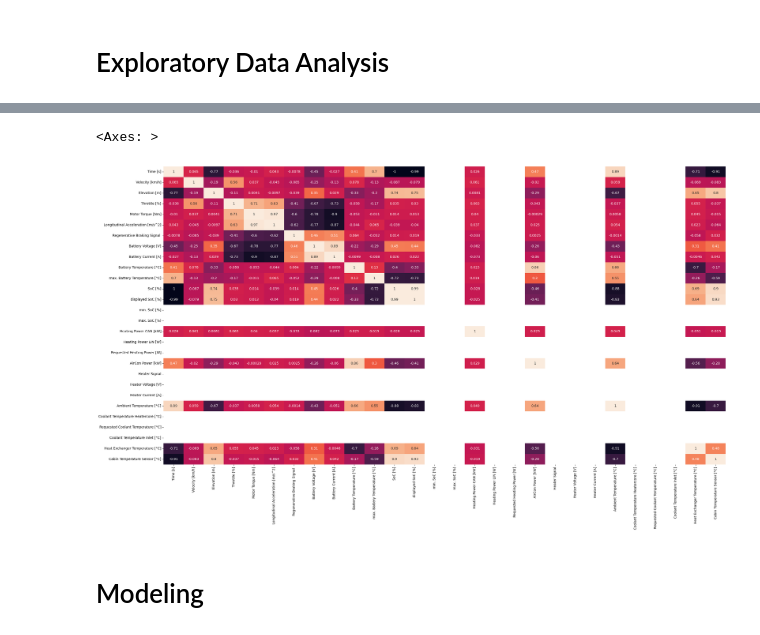
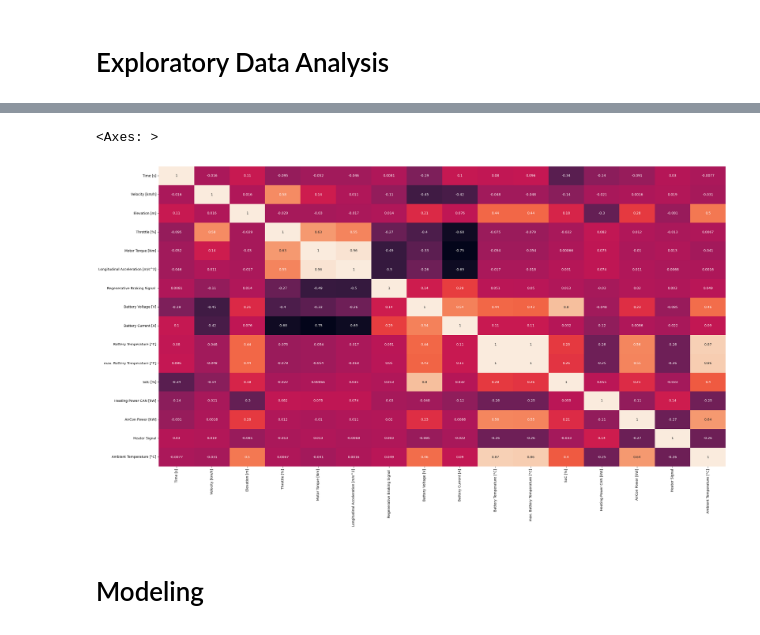
Before and after one commit to ConnorMcWard/EV-Battery, a Jupyter notebook: EV.ipynb, the cells around one changed output, grey strips where cells are left out. Cells and saved outputs as stored; diff of their text form; code cells hidden in the pictures.

```diff
--- a/EV.ipynb
+++ b/EV.ipynb
@@ -192,0 +158,23 @@ memory usage: 2.2 MB
+# %%
+all_trips = all_trips.drop(columns=['displayed SoC [%]', 'Coolant Temperature Heatercore [°C]',
+       'Requested Coolant Temperature [°C]', 'Coolant Temperature Inlet [°C]',
+       'Heat Exchanger Temperature [°C]', 'Cabin Temperature Sensor [°C]',
+       'Unnamed: 23', 'Ambient Temperature Sensor [°C]',
+       'min. SoC [%]', 'max. SoC [%)', 'Coolant Volume Flow +500 [l/h]',
+       'Requested Heating Power [W]', 'Temperature Coolant Heater Inlet [°C]',
+       'Heater Voltage [V]', 'Heater Current [A]', 'Temperature Coolant Heater Outlet [°C]',
+       'Temperature Heat Exchanger Outlet [°C]', 'Heating Power LIN [W]',
+       'Temperature Defrost lateral left [°C]',
+       'Temperature Defrost lateral right [°C]',
+       'Temperature Defrost central [°C]',
+       'Temperature Defrost central left [°C]',
+       'Temperature Defrost central right [°C]',
+       'Temperature Footweel Driver [°C]',
+       'Temperature Footweel Co-Driver [°C]',
+       'Temperature Feetvent Co-Driver [°C]',
+       'Temperature Feetvent Driver [°C]', 'Temperature Head Co-Driver [°C]',
+       'Temperature Head Driver [°C]', 'Temperature Vent right [°C] ',
+       'Temperature Vent central right [°C]',
+       'Temperature Vent central left [°C]', 'Temperature Vent right [°C]'], axis=1)
+
+all_trips.columns
@@ -192,0 +189,3 @@ memory usage: 2.2 MB
+# %%
+all_trips = all_trips.dropna()
+all_trips.info()
@@ -192,0 +210,4 @@ memory usage: 2.2 MB
+# %%
+all_trips['Regenerative Braking Signal '] = all_trips['Regenerative Braking Signal '].apply(lambda x: 1 if x != 0 else 0)
+
+print(all_trips['Regenerative Braking Signal '].value_counts())
@@ -192,0 +219,4 @@ memory usage: 2.2 MB
+# %%
+all_trips['Heater Signal'] = all_trips['Heater Signal'].apply(lambda x: 1 if x != 0 else 0)
+
+print(all_trips['Heater Signal'].value_counts())
@@ -230,9 +245,9 @@ Index(['Time [s]', 'Velocity [km/h]', 'Elevation [m]', 'Throttle [%]',
 # %%
 plt.figure(figsize=(30,16))
-sns.heatmap(df.corr(), annot=True, cbar=False)
+sns.heatmap(all_trips.corr(), annot=True, cbar=False)
 # %% [output]
 <Axes: >
-[figure, old version]
+[figure, new version]
 # %% [markdown]
 # Modeling
 # %% [markdown]
```
Also changed, not shown: parts of 45 cells of this notebook.
